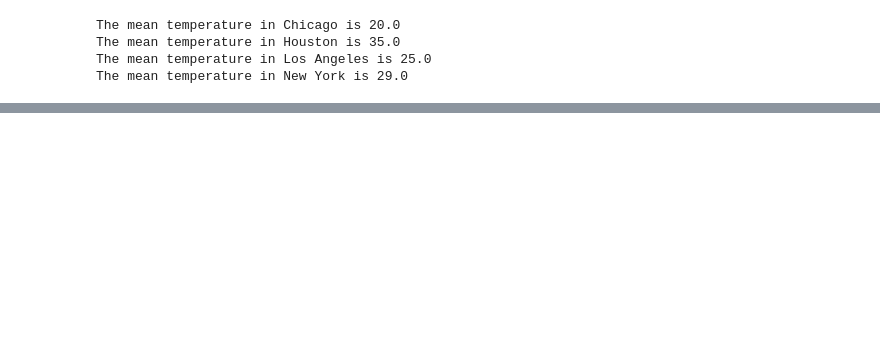
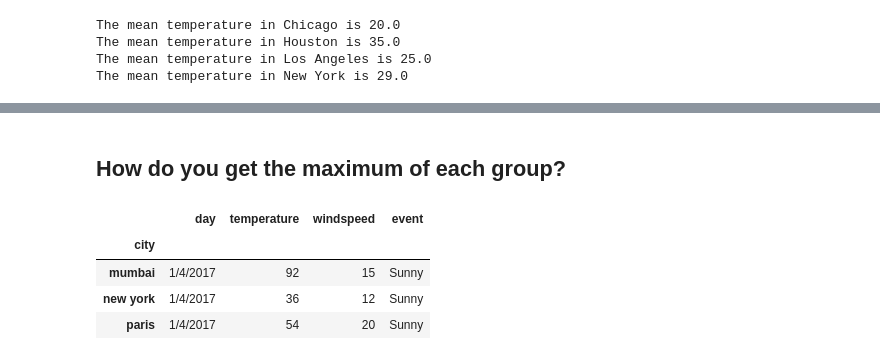
Before and after one commit to pushpullleg/MS-in-CS, a Jupyter notebook: Big Data /Pandas/Week 7/Week7.ipynb, the cells around one changed output, grey strips where cells are left out. Drawn from its saved outputs; the diff is of its cells as text; code cells hidden in the pictures; blank space fills up the shorter version.

```diff
--- a/Big Data /Pandas/Week 7/Week7.ipynb
+++ b/Big Data /Pandas/Week 7/Week7.ipynb
@@ -101,0 +119,10 @@ The mean temperature in New York is 29.0
+# %% [markdown]
+## How do you get the maximum of each group?
+# %%
+g.max()
+# %% [output]
+|  | day | temperature | windspeed | event |
+| city |  |  |  |  |
+| mumbai | 1/4/2017 | 92 | 15 | Sunny |
+| new york | 1/4/2017 | 36 | 12 | Sunny |
+| paris | 1/4/2017 | 54 | 20 | Sunny |
```
Also changed, not shown: parts of 9 cells of this notebook, 8 other files.
